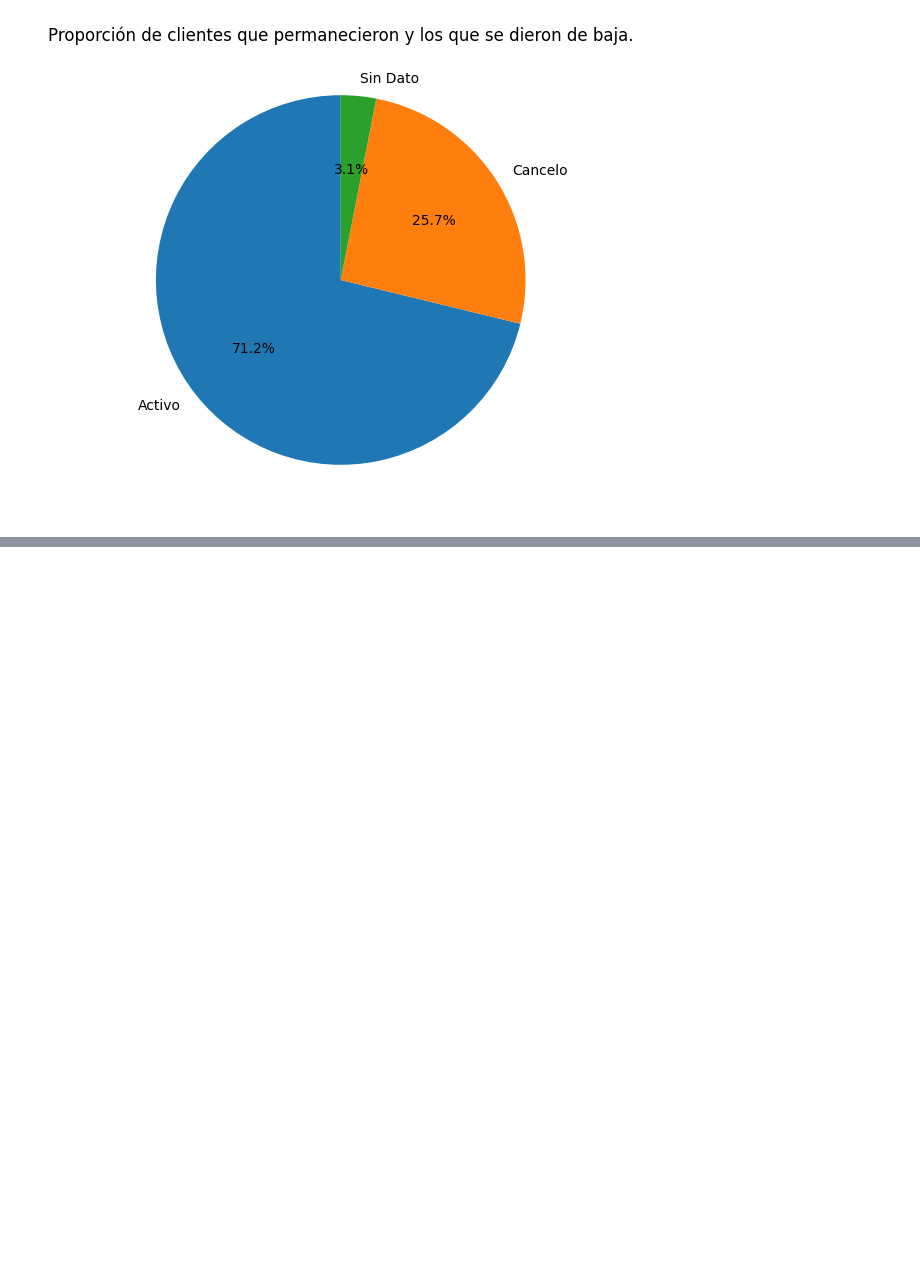
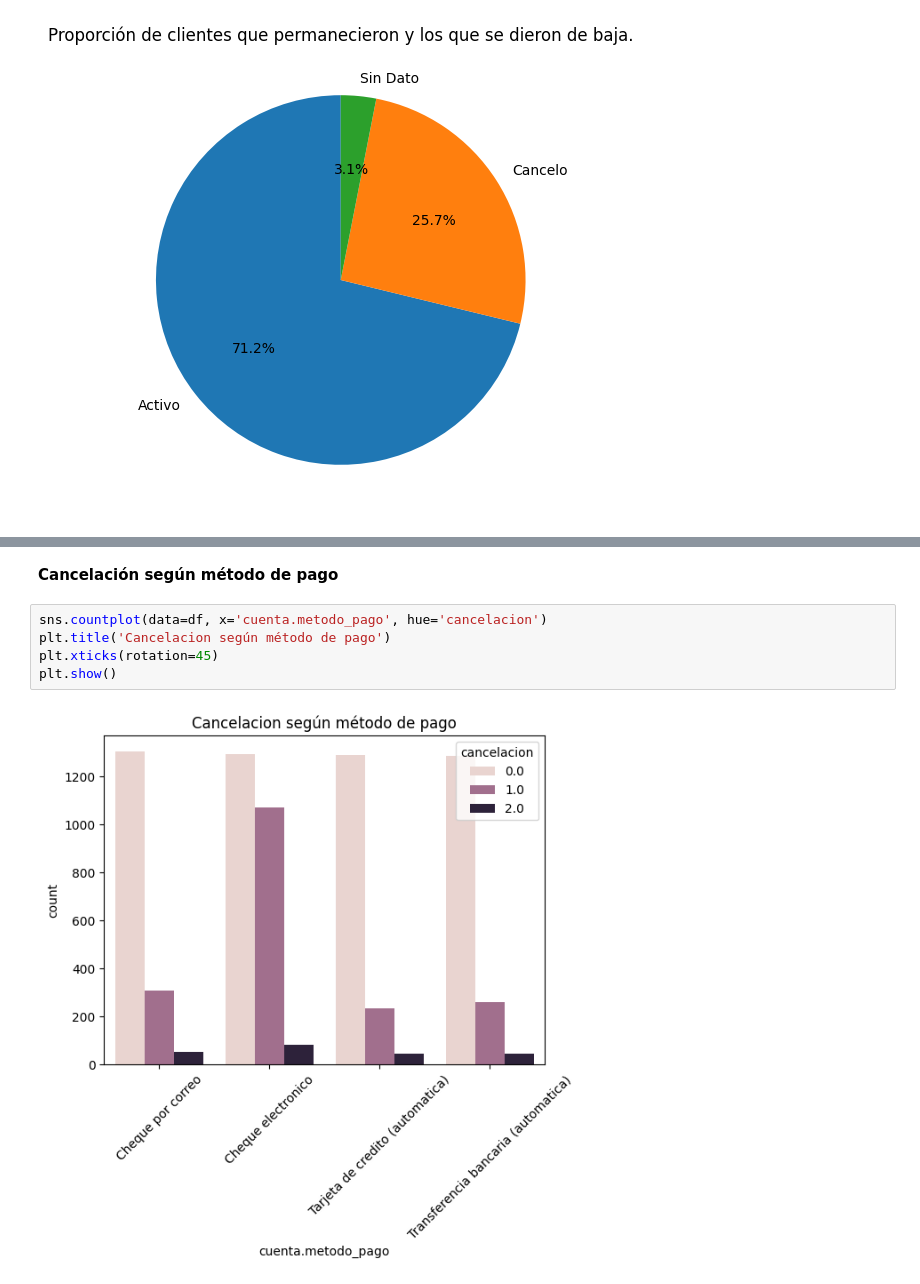
Before and after one commit to patinohoyosgisell/Challenge_Telecom_X, a Jupyter notebook: Challenge_Telecom_XV1.ipynb, the cells around one changed output, grey strips where cells are left out. Drawn from its saved outputs; the diff is of its cells as text; blank space fills up the shorter version.

```diff
--- a/Challenge_Telecom_XV1.ipynb
+++ b/Challenge_Telecom_XV1.ipynb
@@ -351,0 +386,9 @@ plt.show()
+# %% [markdown]
+**Cancelación según método de pago**
+# %%
+sns.countplot(data=df, x='cuenta.metodo_pago', hue='cancelacion')
+plt.title('Cancelacion según método de pago')
+plt.xticks(rotation=45)
+plt.show()
+# %% [output]
+[figure, added]
```
Also changed, not shown: parts of 35 cells of this notebook.
